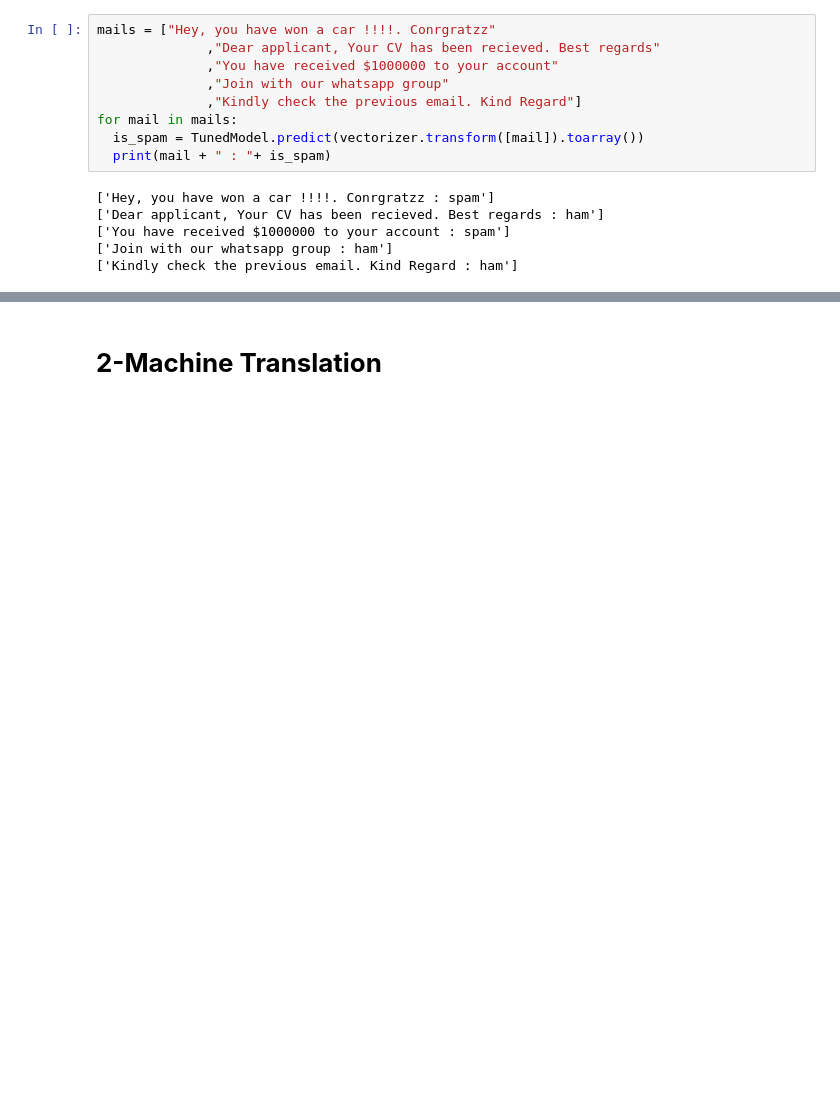
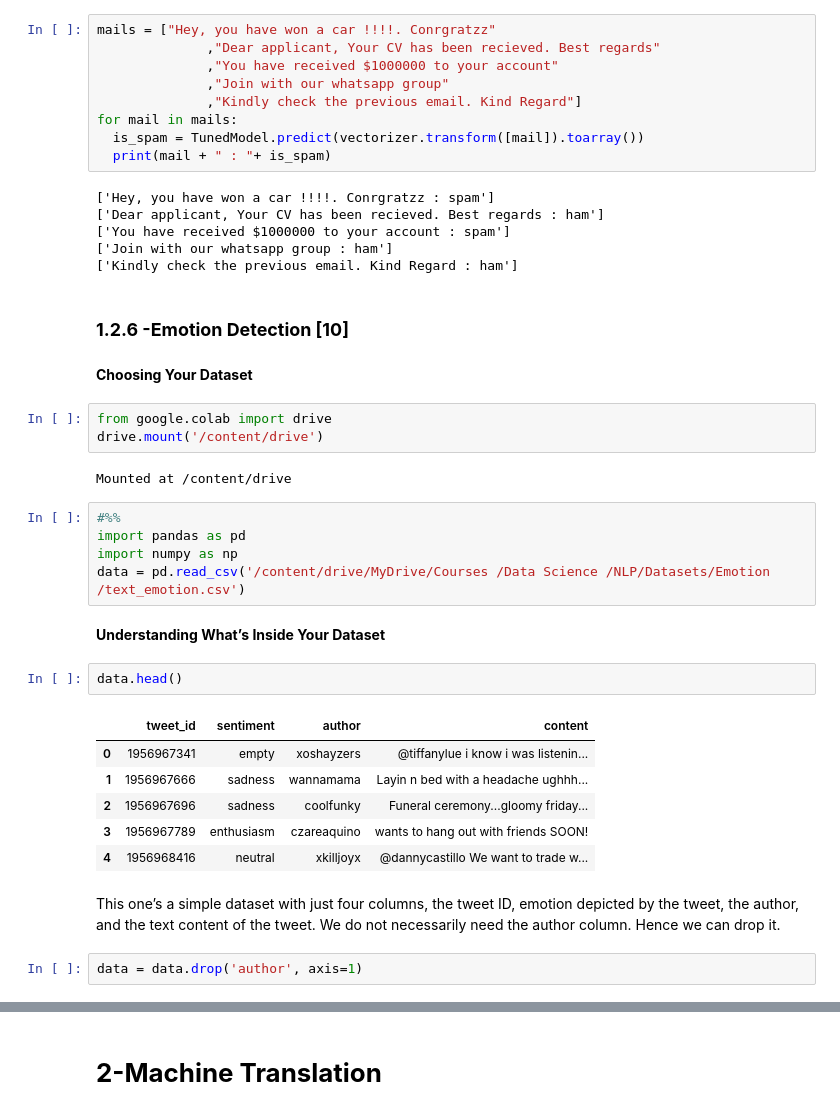
Before and after one commit to dr-mushtaq/Natural-language-processing, a Jupyter notebook: Natural_Language_Processing.ipynb, the cells around one changed output, grey strips where cells are left out. Drawn from its saved outputs; the diff is of its cells as text; blank space fills up the shorter version.

```diff
--- a/Natural_Language_Processing.ipynb
+++ b/Natural_Language_Processing.ipynb
@@ -1066,3 +965,33 @@ for mail in mails:
 ['You have received $1000000 to your account : spam']
 ['Join with our whatsapp group : ham']
 ['Kindly check the previous email. Kind Regard : ham']
+# %% [markdown]
+### **1.2.6 -Emotion Detection [10]**
+# %% [markdown]
+**Choosing Your Dataset**
+# %%
+from google.colab import drive
+drive.mount('/content/drive')
+# %% [output]
+Mounted at /content/drive
+# %%
+#%%
+import pandas as pd
+import numpy as np
+data = pd.read_csv('/content/drive/MyDrive/Courses /Data Science /NLP/Datasets/Emotion /text_emotion.csv')
+# %% [markdown]
+**Understanding What’s Inside Your Dataset**
+# %%
+data.head()
+# %% [output]
+|  | tweet_id | sentiment | author | content |
+| 0 | 1956967341 | empty | xoshayzers | @tiffanylue i know i was listenin... |
+| 1 | 1956967666 | sadness | wannamama | Layin n bed with a headache ughhh... |
+| 2 | 1956967696 | sadness | coolfunky | Funeral ceremony...gloomy friday... |
+| 3 | 1956967789 | enthusiasm | czareaquino | wants to hang out with friends SOON! |
+| 4 | 1956968416 | neutral | xkilljoyx | @dannycastillo We want to trade w... |
+# %% [markdown]
+This one’s a simple dataset with just four columns, the tweet ID, emotion depicted by the tweet, the author, and the text content of the tweet.
+We do not necessarily need the author column. Hence we can drop it.
+# %%
+data = data.drop('author', axis=1)
```
Also changed, not shown: parts of 35 cells of this notebook.
